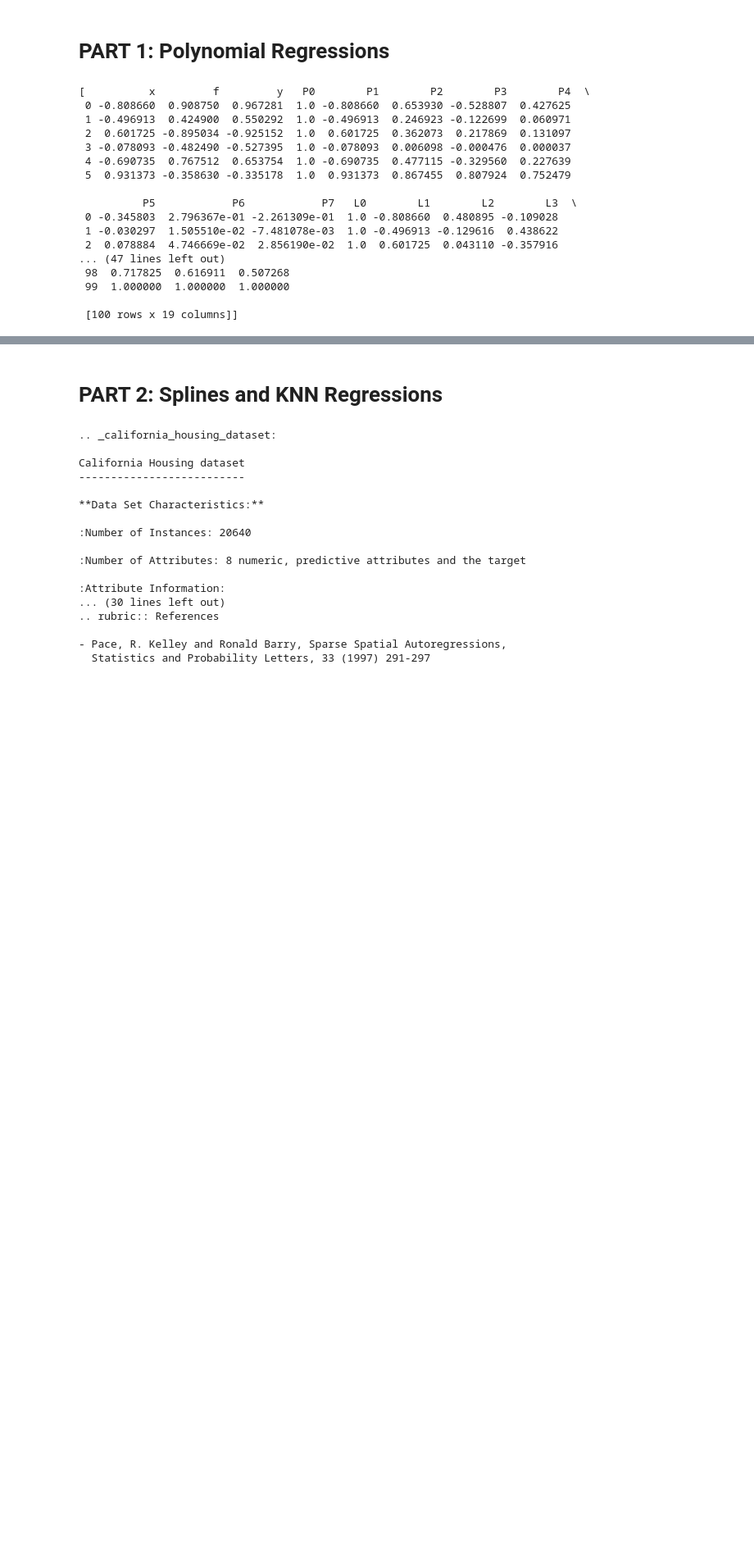
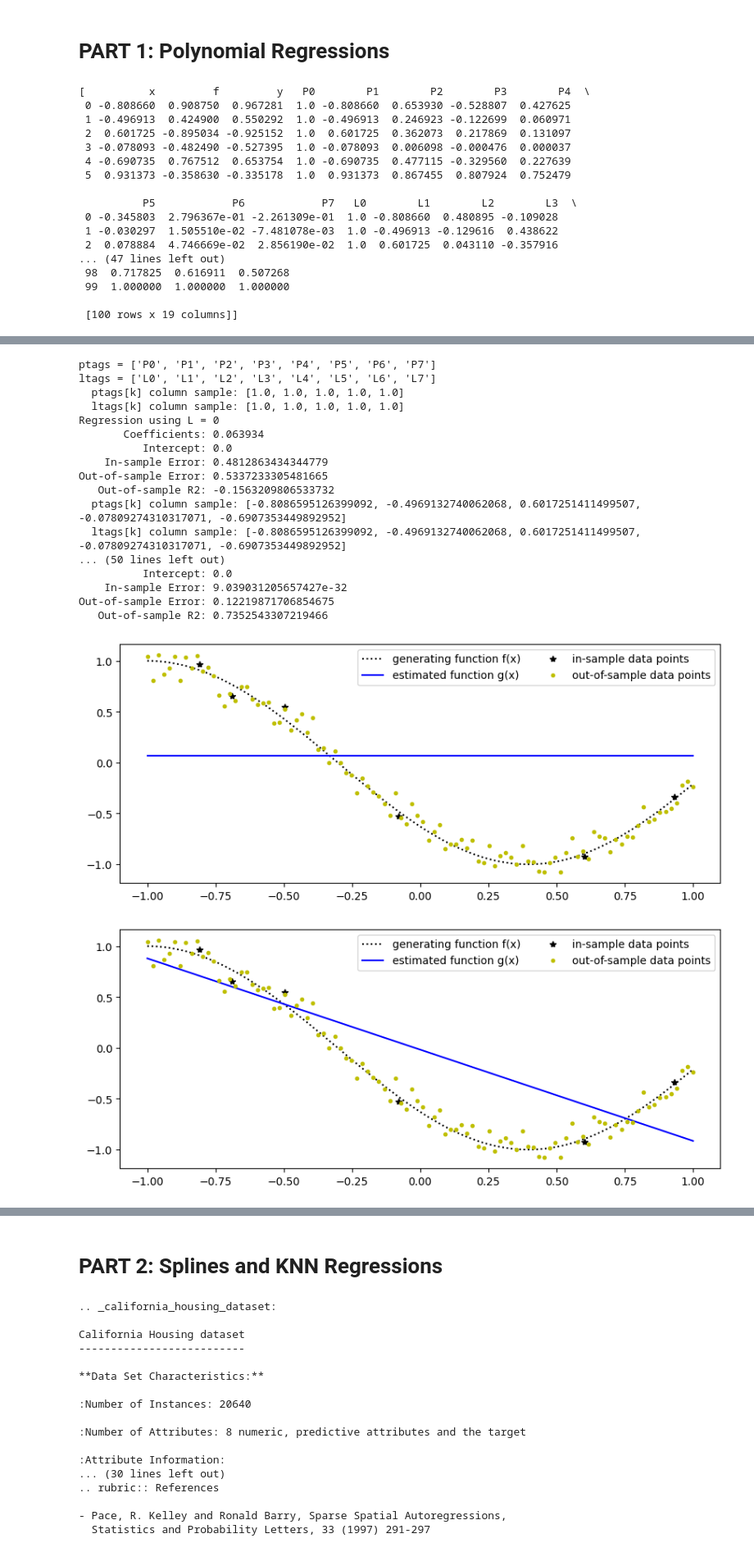
Before and after one commit to dannylam2502/CMPE257, a Jupyter notebook: W6S1.ipynb, the cells around one changed output, grey strips where cells are left out. Shown at 82% size. Drawn from its saved outputs; the diff is of its cells as text; code cells hidden in the pictures; blank space fills up the shorter version.

```diff
--- a/W6S1.ipynb
+++ b/W6S1.ipynb
@@ -202,7 +254,43 @@ for k in range(len(ptags)):
 # %%
 # Exercise #2: perform eight linear regressions with predictors of increasing polynomial complexity
 # {L0(x)}, {L0(x),L1(x)}, {L0(x),L1(x),L2(x)}, ... {L0(x),L1(x), ... L7(x)} and generate plots for the
 # in-sample MSE and the out-of-sample MSE versus overall polynomial degree (collect also the resulting
 # out-of-sample predictions g(xout) as you will need to plot them in the second part of this exercise)
 
-# add your code here...
+lpredictor_list = []
+ex2_results = []
+
+print(f"ptags = {ptags}")
+print(f"ltags = {ltags}")
+
+#predictor_list = []
+for k in range(len(ltags)):
+    #print("  ptags[k] column sample:", data[0][ptags[k]].head().tolist())
+    #print("  ltags[k] column sample:", data[0][ltags[k]].head().tolist())
+    lpredictor_list.append(ltags[k])
+    print(f"Regression using L = {k}")
+    temp_model = do_regression(data, lpredictor_list, verbose=True, plot=True)
+    ex2_results.append(temp_model)
+    # print(f"Regression using P = {k}")
+    # predictor_list.append(ptags[k])
+    # temp_model = do_regression(data, predictor_list, verbose=True, plot=True)
+# %% [output]
+ptags = ['P0', 'P1', 'P2', 'P3', 'P4', 'P5', 'P6', 'P7']
+ltags = ['L0', 'L1', 'L2', 'L3', 'L4', 'L5', 'L6', 'L7']
+  ptags[k] column sample: [1.0, 1.0, 1.0, 1.0, 1.0]
+  ltags[k] column sample: [1.0, 1.0, 1.0, 1.0, 1.0]
+Regression using L = 0
+       Coefficients: 0.063934
+          Intercept: 0.0
+    In-sample Error: 0.4812863434344779
+Out-of-sample Error: 0.5337233305481665
+   Out-of-sample R2: -0.1563209806533732
+  ptags[k] column sample: [-0.8086595126399092, -0.4969132740062068, 0.6017251411499507, -0.07809274310317071, -0.6907353449892952]
+  ltags[k] column sample: [-0.8086595126399092, -0.4969132740062068, 0.6017251411499507, -0.07809274310317071, -0.6907353449892952]
+... (50 lines left out)
+          Intercept: 0.0
+    In-sample Error: 9.039031205657427e-32
+Out-of-sample Error: 0.12219871706854675
+   Out-of-sample R2: 0.7352543307219466
+[figure, added]
+[figure, added]
```
Also changed, not shown: parts of 11 cells of this notebook.
